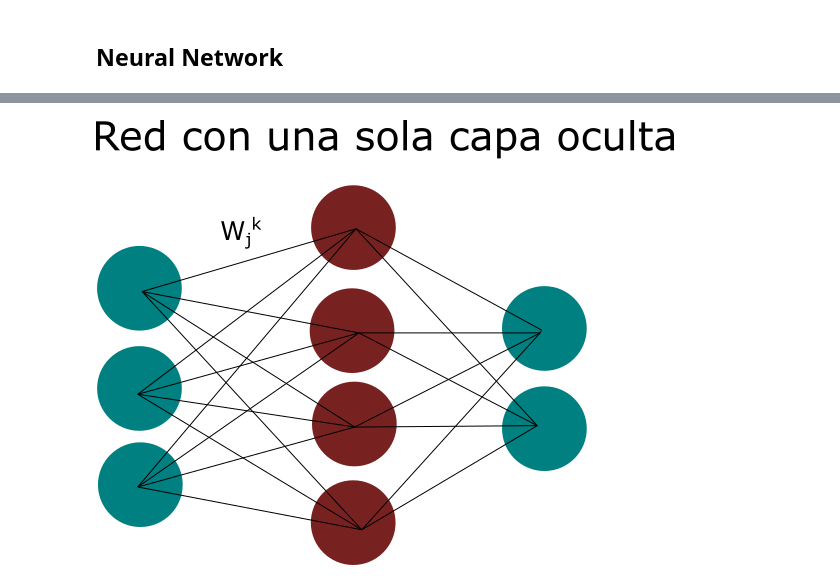
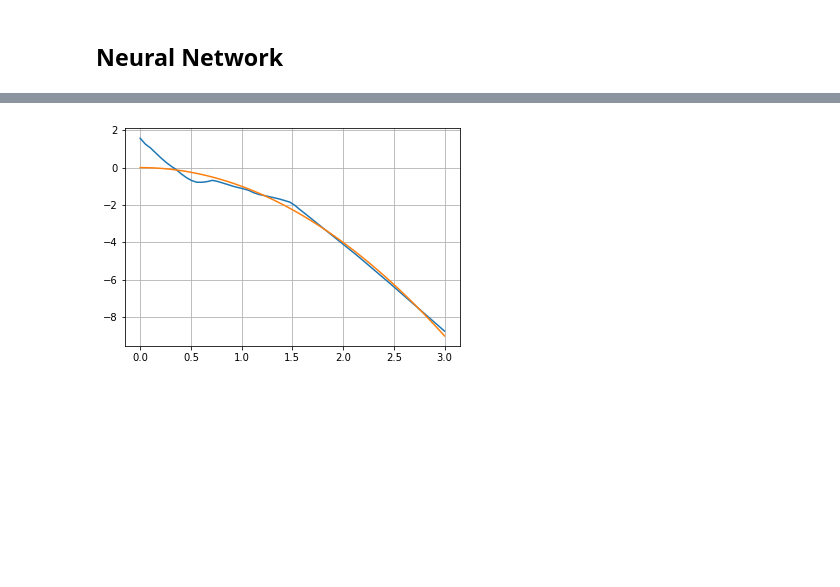
Before and after one commit to JuanDDiosRojas/NeuralNetworks, a Jupyter notebook: Constructor de Red.ipynb, the cells around one changed output, grey strips where cells are left out. Drawn from its saved outputs; the diff is of its cells as text; code cells hidden in the pictures; blank space fills up the shorter version.

```diff
--- a/Constructor de Red.ipynb
+++ b/Constructor de Red.ipynb
@@ -173,2 +203,8 @@ array([23.89347057])
-# %% [markdown]
-![red%20neuro.png](attachment:red%20neuro.png)
+# %%
+z=np.linspace(0,3,60)
+z=z.reshape(60,1)
+plt.plot(z,forward(z,W1,b1,W2,b2,relu))
+plt.plot(z,-z**2)
+plt.grid()
+# %% [output]
+[figure, added]
```
Also changed, not shown: parts of 16 cells of this notebook.
